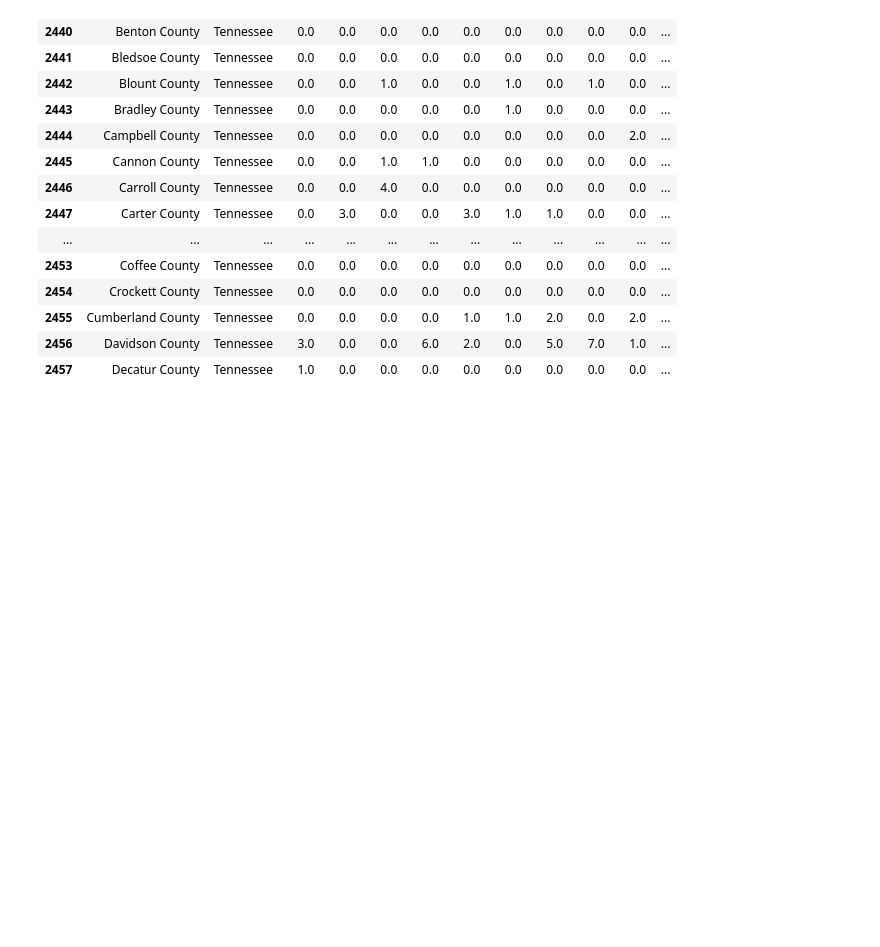
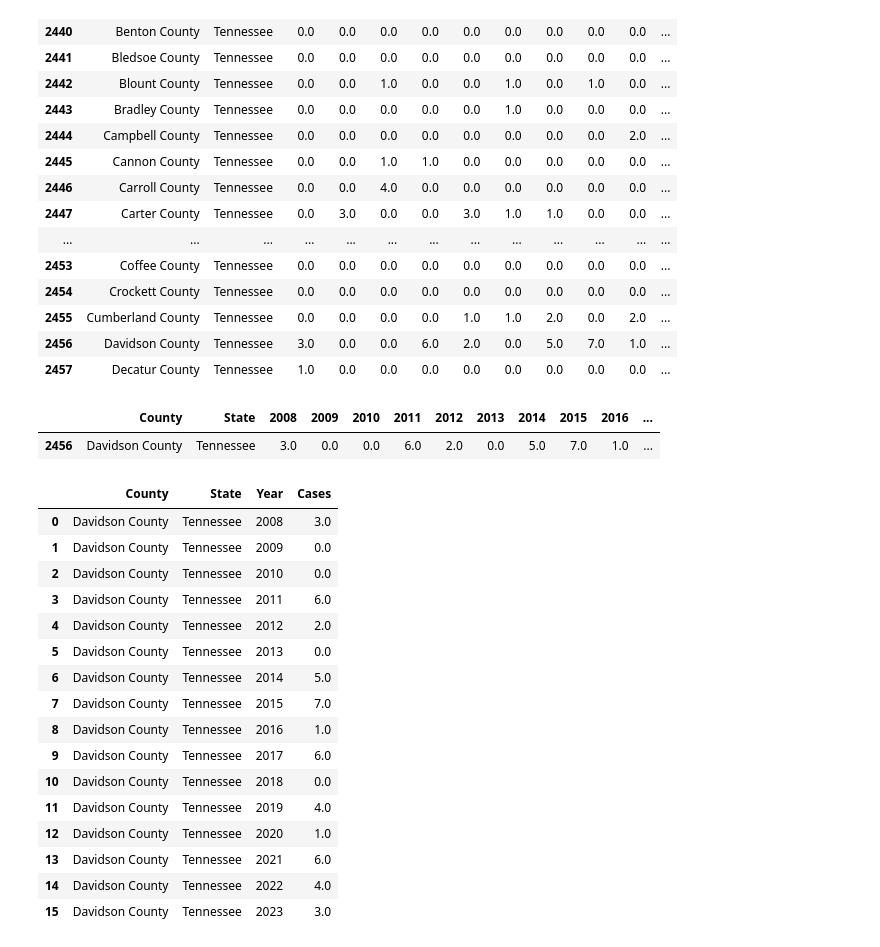
Before and after one commit to dzapata915/Lyme_Disease, a Jupyter notebook: Lyme_Disease.ipynb, the cells around one changed output. Saved outputs shown, nothing was run; the diff lists cells and outputs as text; code cells hidden in the pictures; blank space fills up the shorter version.

```diff
--- a/Lyme_Disease.ipynb
+++ b/Lyme_Disease.ipynb
@@ -331,0 +330,41 @@ TN_counties.to_csv('TN_Counties_LD_Casecount.csv',index=False)
+# %%
+Davidson_LD
+# %% [output]
+|  | County | State | 2008 | 2009 | 2010 | 2011 | 2012 | 2013 | 2014 | 2015 | 2016 | ... |
+| 2456 | Davidson County | Tennessee | 3.0 | 0.0 | 0.0 | 6.0 | 2.0 | 0.0 | 5.0 | 7.0 | 1.0 | ... |
+# %%
+year_columns = [col for col in Davidson_LD.columns if col.isdigit()]
+
+
+Davidson_LD_melted = pd.melt(
+    Davidson_LD,
+    id_vars=['County', 'State'],
+    value_vars=year_columns,
+    var_name='Year',
+    value_name='Cases'
+)
+
+
+Davidson_LD_melted['Year'] = Davidson_LD_melted['Year'].astype(int)
+
+
+Davidson_LD_melted = Davidson_LD_melted.sort_values('Year')
+Davidson_LD_melted
+# %% [output]
+|  | County | State | Year | Cases |
+| 0 | Davidson County | Tennessee | 2008 | 3.0 |
+| 1 | Davidson County | Tennessee | 2009 | 0.0 |
+| 2 | Davidson County | Tennessee | 2010 | 0.0 |
+| 3 | Davidson County | Tennessee | 2011 | 6.0 |
+| 4 | Davidson County | Tennessee | 2012 | 2.0 |
+| 5 | Davidson County | Tennessee | 2013 | 0.0 |
+| 6 | Davidson County | Tennessee | 2014 | 5.0 |
+| 7 | Davidson County | Tennessee | 2015 | 7.0 |
+| 8 | Davidson County | Tennessee | 2016 | 1.0 |
+| 9 | Davidson County | Tennessee | 2017 | 6.0 |
+| 10 | Davidson County | Tennessee | 2018 | 0.0 |
+| 11 | Davidson County | Tennessee | 2019 | 4.0 |
+| 12 | Davidson County | Tennessee | 2020 | 1.0 |
+| 13 | Davidson County | Tennessee | 2021 | 6.0 |
+| 14 | Davidson County | Tennessee | 2022 | 4.0 |
+| 15 | Davidson County | Tennessee | 2023 | 3.0 |
```
Also changed, not shown: parts of 6 cells of this notebook, 3 other files.
